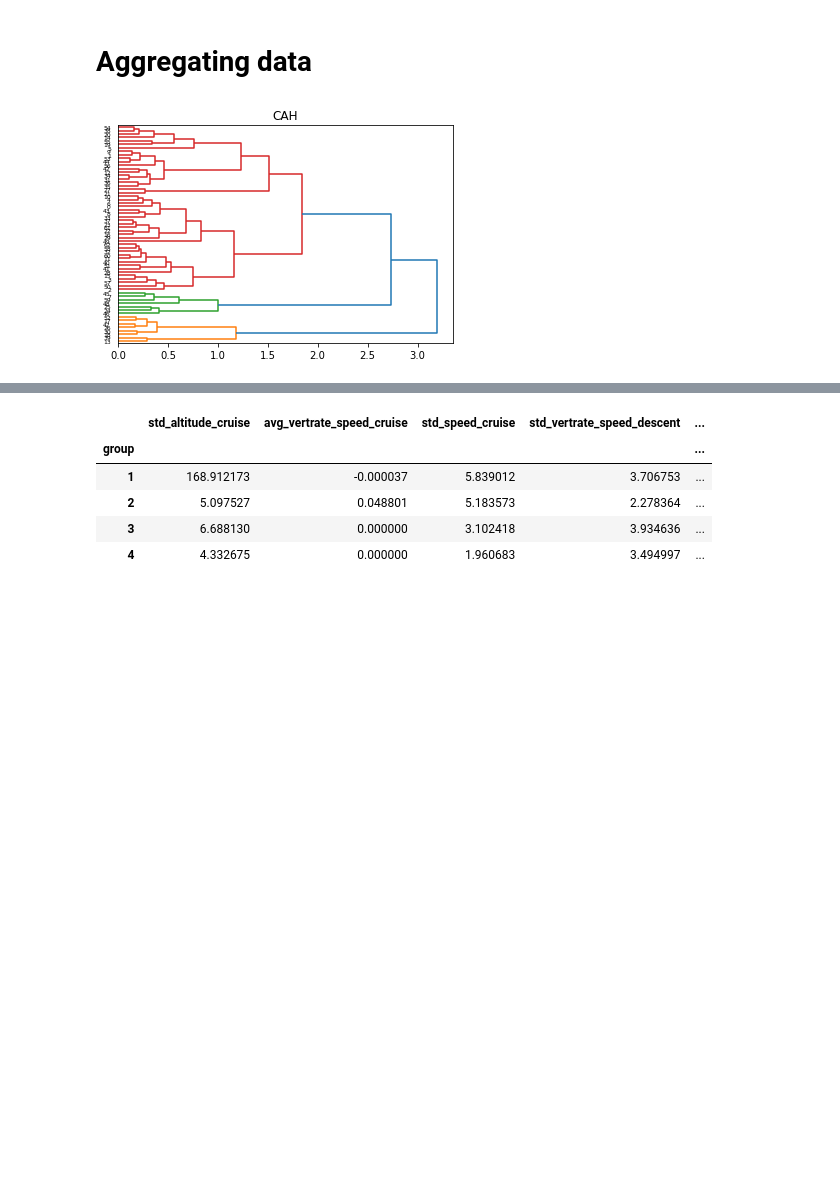
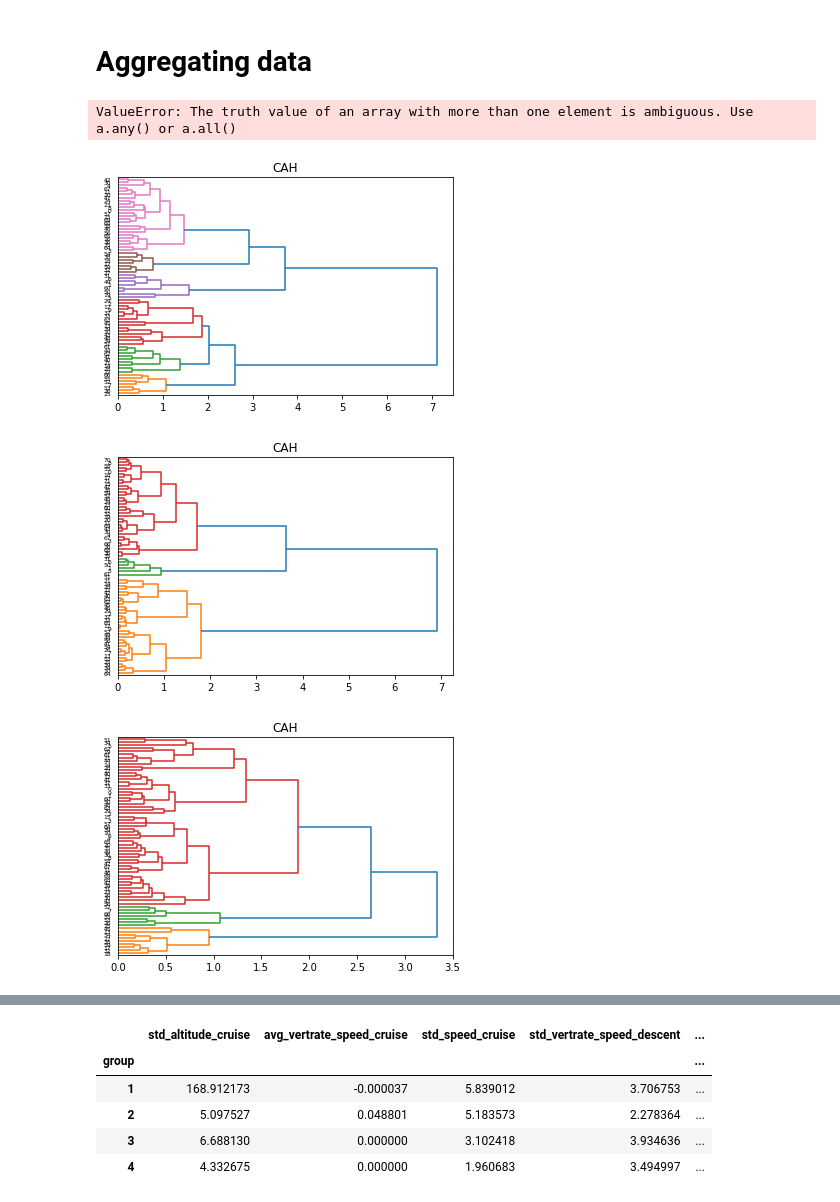
Before and after one commit to JZYoshi/AFDA, a Jupyter notebook: classification/Classification.ipynb, the cells around one changed output, grey strips where cells are left out. Drawn from its saved outputs; the diff is of its cells as text; code cells hidden in the pictures; blank space fills up the shorter version.

```diff
--- a/classification/Classification.ipynb
+++ b/classification/Classification.ipynb
@@ -24,7 +23,7 @@ from sklearn.ensemble import GradientBoostingClassifier
 from pretreatment import *
 from cluster import *
 # %%
-database_name = 'descriptors_1.db'
+database_name = 'descriptors_last.db'
 
 columns_dropped = ['icao', 'icao_airline', 'duration_cruise', 'airport_climb', 'airport_descent']
 
@@ -62,7 +64,17 @@ df_airlines = to_airlines(df_operation)
+# %%
+df_airlines = to_airlines(df, columns_remained)
+df_airlines_meteo = to_airlines(df_meteo, columns_remained_meteo)
+df_airlines_operation = to_airlines(df_operation, columns_remained_operation)
+# %% [output]
+ValueError: The truth value of an array with more than one element is ambiguous. Use a.any() or a.all()
 # %%
 groups_cah = cah(df_airlines)
+groups_cah_meteo = cah(df_airlines_meteo)
+groups_cah_operation = cah(df_airlines_operation)
 # %% [output]
-[figure, old version]
+[figure, new version]
+[figure, added]
+[figure, added]
 # %%
 pca_plot_clustering(df_airlines,groups_cah)
 # %% [output]
```
Also changed, not shown: parts of 18 cells of this notebook, 2 other files.
